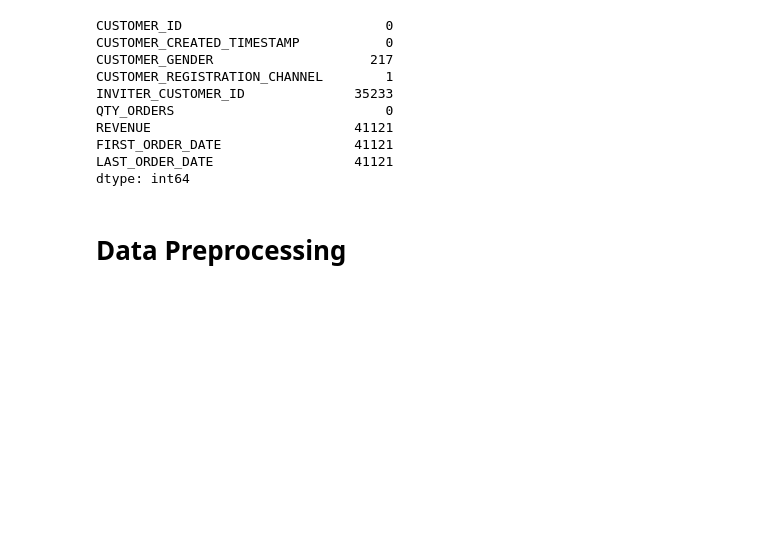
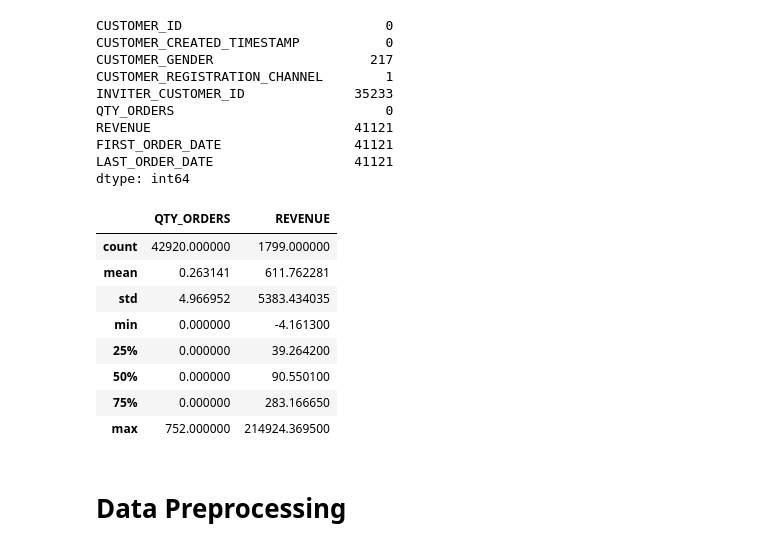
Before and after one commit to deffeddef/best-secret, a Jupyter notebook: BS_DS_Task.ipynb, the cells around one changed output. Drawn from its saved outputs; the diff is of its cells as text; code cells hidden in the pictures; blank space fills up the shorter version.

```diff
--- a/BS_DS_Task.ipynb
+++ b/BS_DS_Task.ipynb
@@ -36,6 +37,18 @@ REVENUE                          41121
 FIRST_ORDER_DATE                 41121
 LAST_ORDER_DATE                  41121
 dtype: int64
+# %%
+df[['QTY_ORDERS', 'REVENUE']].describe()
+# %% [output]
+|  | QTY_ORDERS | REVENUE |
+| count | 42920.000000 | 1799.000000 |
+| mean | 0.263141 | 611.762281 |
+| std | 4.966952 | 5383.434035 |
+| min | 0.000000 | -4.161300 |
+| 25% | 0.000000 | 39.264200 |
+| 50% | 0.000000 | 90.550100 |
+| 75% | 0.000000 | 283.166650 |
+| max | 752.000000 | 214924.369500 |
 # %% [markdown]
 # Data Preprocessing
 # %% [markdown]
```
Also changed, not shown: parts of 15 cells of this notebook, 2 other files.
